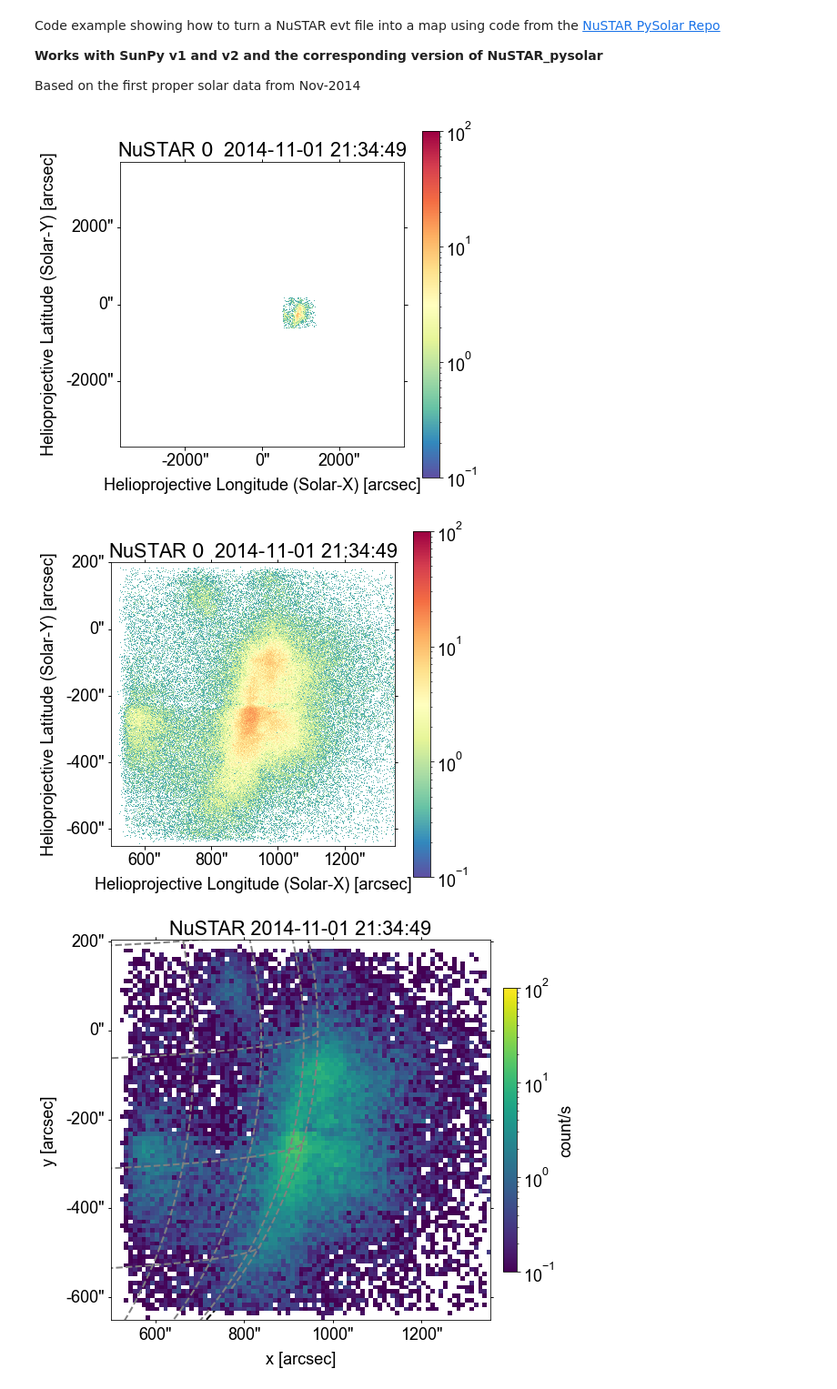
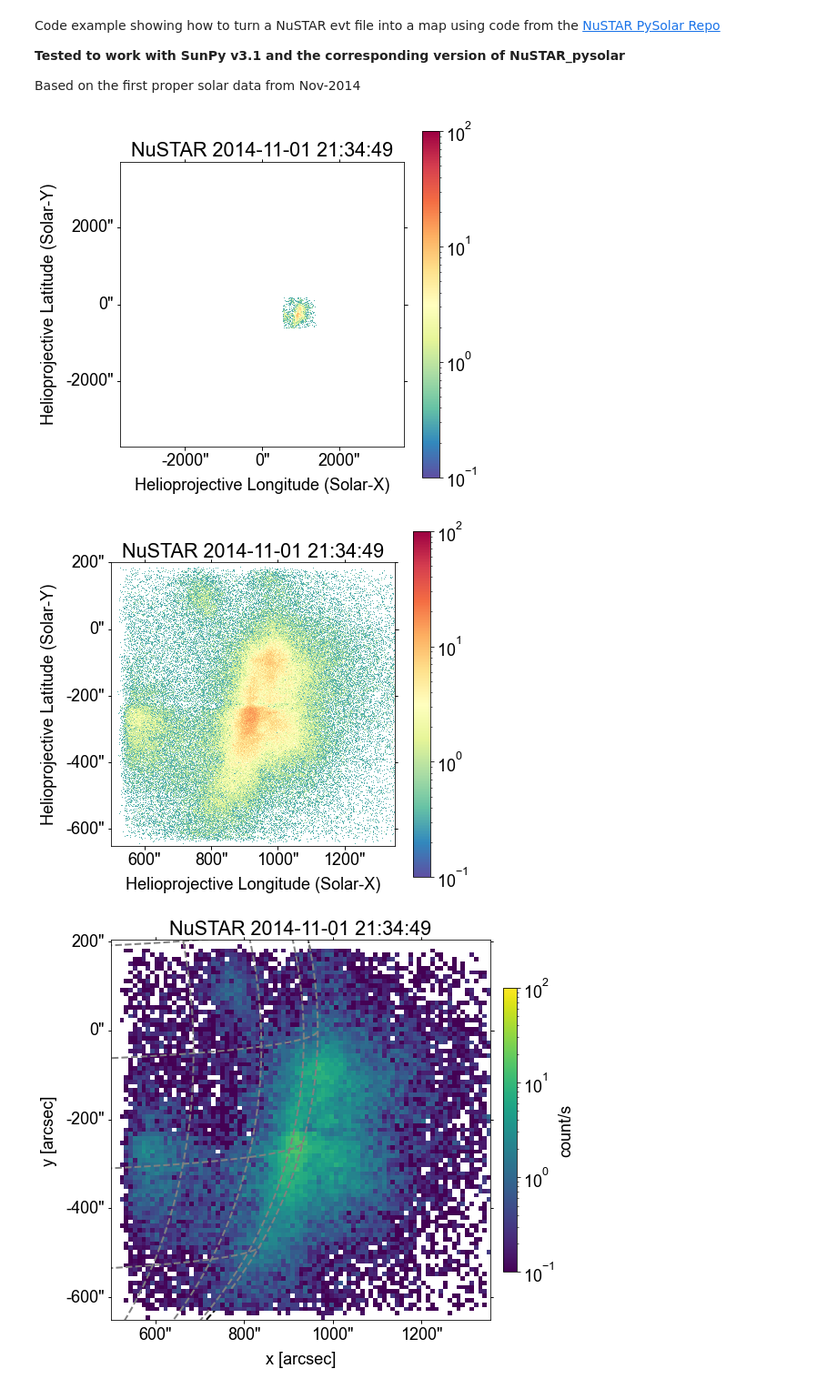
Before and after one commit to ianan/nustar_sac, a Jupyter notebook: python/example_nustar_map_nov14.ipynb, the cells around one changed output. Shown: that part at 91% size. Cells and saved outputs as stored; diff of their text form; code cells hidden in the pictures.

Commit message:
Tested with sunpy v3.1

```diff
--- a/python/example_nustar_map_nov14.ipynb
+++ b/python/example_nustar_map_nov14.ipynb
@@ -1,7 +1,7 @@
 # %% [markdown]
 Code example showing how to turn a NuSTAR evt file into a map using code from the [NuSTAR PySolar Repo](https://github.com/NuSTAR/nustar_pysolar)
 
-**Works with SunPy v1 and v2 and the corresponding version of NuSTAR_pysolar**
+**Tested to work with SunPy v3.1 and the corresponding version of NuSTAR_pysolar**
 
 Based on the first proper solar data from Nov-2014
 # %%
@@ -48,26 +48,26 @@ hdulist.close()
 # %%
 #  Convert into a sunpy map and plot it
 nustar_map = nustar.map.make_sunpy(evtdata, hdr,norm_map=True)
 
 bl = SkyCoord(500*u.arcsec, -650*u.arcsec, frame=nustar_map.coordinate_frame)
 tr = SkyCoord(1350*u.arcsec, 200*u.arcsec, frame=nustar_map.coordinate_frame)
-nustar_submap = nustar_map.submap(bl,tr)
+nustar_submap = nustar_map.submap(bottom_left=bl,top_right=tr)
 
 dmin=1e-1
 dmax=1e2
 
 fig = plt.figure(figsize=(7, 7))
 nustar_map.plot(norm=colors.LogNorm(vmin=dmin,vmax=dmax),cmap=cm.get_cmap('Spectral_r'))
 plt.colorbar()
 plt.show()
 
 fig = plt.figure(figsize=(7, 7))
 nustar_submap.plot(norm=colors.LogNorm(vmin=dmin,vmax=dmax),cmap=cm.get_cmap('Spectral_r'))
 plt.colorbar()
 plt.show()
 # %% [output]
-[figure, old version]
+[figure, new version]
-[figure, old version]
+[figure, new version]
 # %%
 # Rebin the map to larger pixels and make the plot pretty
 nx,ny=np.shape(nustar_submap.data)
```
Also changed, not shown: parts of 5 cells of this notebook, 1 other file.
